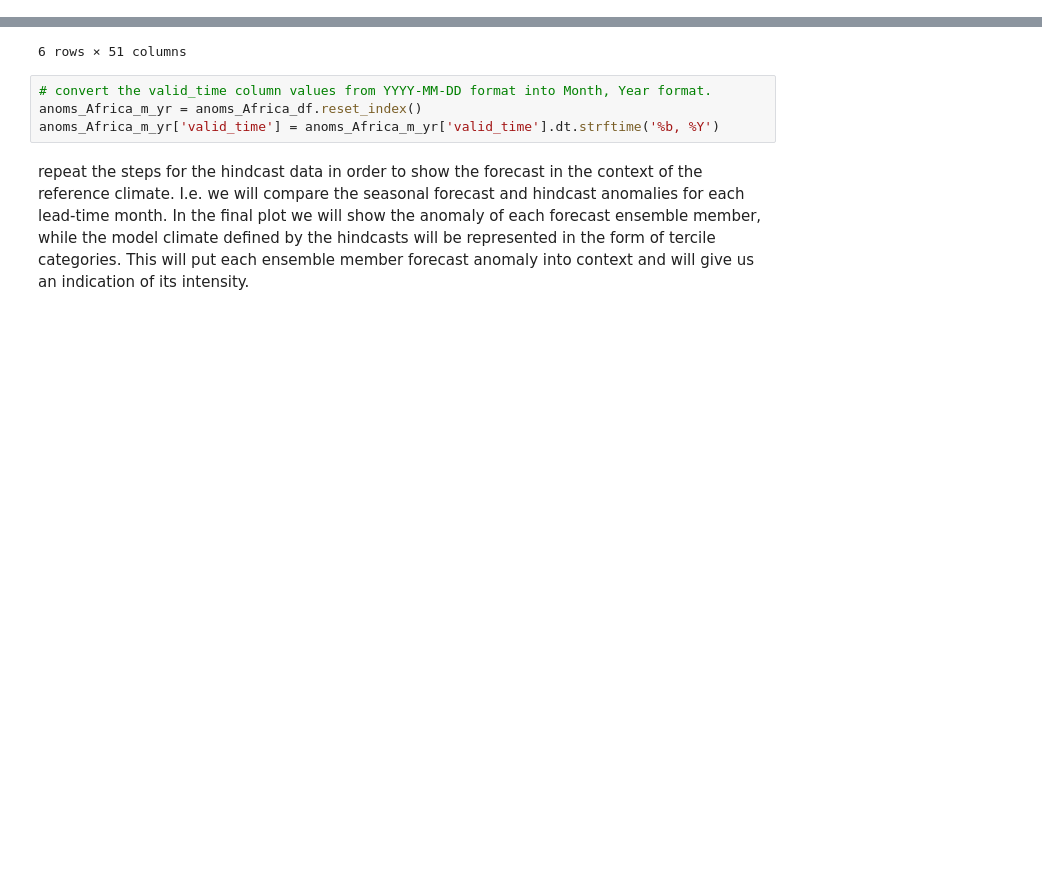
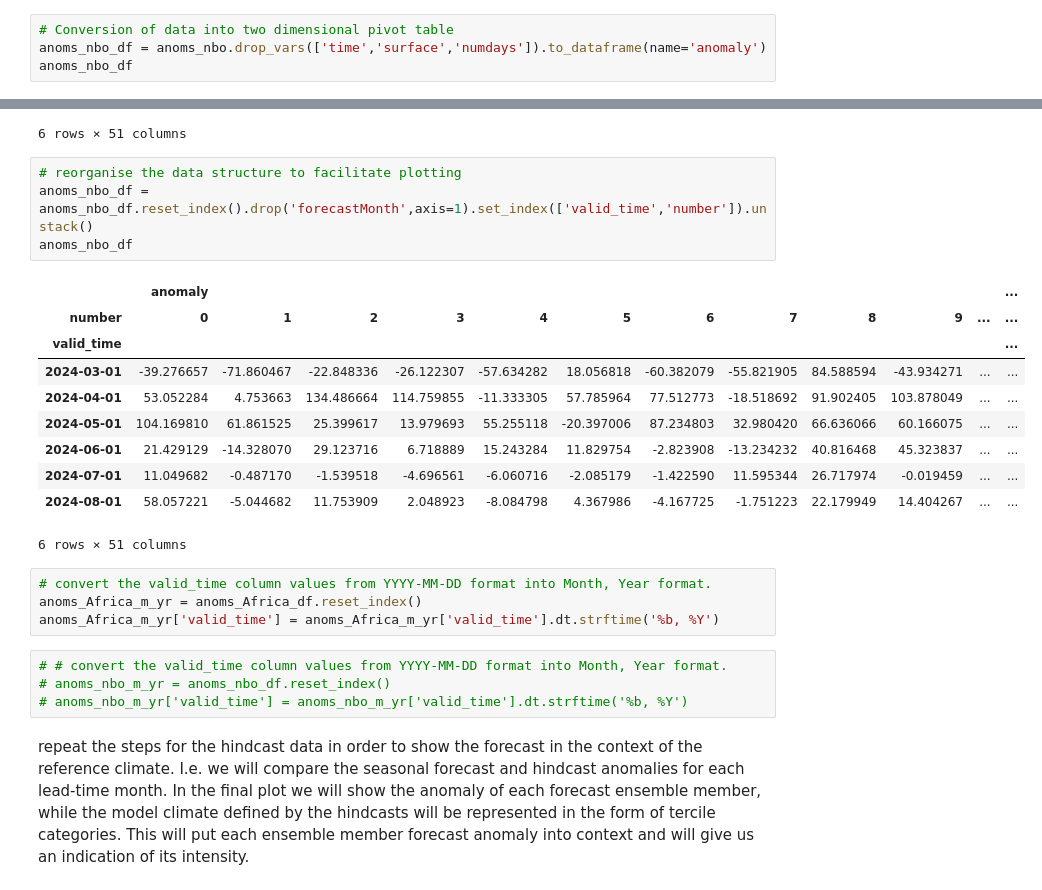
Before and after one commit to JobCollins/daas, a Jupyter notebook: test.ipynb, the cells around one changed output, grey strips where cells are left out. Saved outputs shown, nothing was run; the diff lists cells and outputs as text; blank space fills up the shorter version.

```diff
--- a/test.ipynb
+++ b/test.ipynb
@@ -1440,3 +983,7 @@ anoms_Africa_df
 |  | 5 | 2024-07-01 | -0.255636 |
 |  | 6 | 2024-08-01 | 2.500821 |
 306 rows × 2 columns
+# %%
+# Conversion of data into two dimensional pivot table
+anoms_nbo_df = anoms_nbo.drop_vars(['time','surface','numdays']).to_dataframe(name='anomaly')
+anoms_nbo_df
@@ -1455,10 +1017,29 @@ anoms_Africa_df
 | 2024-07-01 | -0.176353 | 5.718406 | 0.269637 | 0.279921 | 4.615472 | 4.610684 | -0.923734 | 5.547224 | -0.968780 | 6.712592 | ... | ... |
 | 2024-08-01 | -0.806422 | -0.863504 | 4.506029 | 3.005826 | -0.399306 | 6.292382 | 2.809924 | 0.717741 | 8.240557 | 1.558836 | ... | ... |
 6 rows × 51 columns
+# %%
+# reorganise the data structure to facilitate plotting
+anoms_nbo_df = anoms_nbo_df.reset_index().drop('forecastMonth',axis=1).set_index(['valid_time','number']).unstack()
+anoms_nbo_df
+# %% [output]
+|  | anomaly |  |  |  |  |  |  |  |  |  |  | ... |
+| number | 0 | 1 | 2 | 3 | 4 | 5 | 6 | 7 | 8 | 9 | ... | ... |
+| valid_time |  |  |  |  |  |  |  |  |  |  |  | ... |
+| 2024-03-01 | -39.276657 | -71.860467 | -22.848336 | -26.122307 | -57.634282 | 18.056818 | -60.382079 | -55.821905 | 84.588594 | -43.934271 | ... | ... |
+| 2024-04-01 | 53.052284 | 4.753663 | 134.486664 | 114.759855 | -11.333305 | 57.785964 | 77.512773 | -18.518692 | 91.902405 | 103.878049 | ... | ... |
+| 2024-05-01 | 104.169810 | 61.861525 | 25.399617 | 13.979693 | 55.255118 | -20.397006 | 87.234803 | 32.980420 | 66.636066 | 60.166075 | ... | ... |
+| 2024-06-01 | 21.429129 | -14.328070 | 29.123716 | 6.718889 | 15.243284 | 11.829754 | -2.823908 | -13.234232 | 40.816468 | 45.323837 | ... | ... |
+| 2024-07-01 | 11.049682 | -0.487170 | -1.539518 | -4.696561 | -6.060716 | -2.085179 | -1.422590 | 11.595344 | 26.717974 | -0.019459 | ... | ... |
+| 2024-08-01 | 58.057221 | -5.044682 | 11.753909 | 2.048923 | -8.084798 | 4.367986 | -4.167725 | -1.751223 | 22.179949 | 14.404267 | ... | ... |
+6 rows × 51 columns
 # %%
 # convert the valid_time column values from YYYY-MM-DD format into Month, Year format.
 anoms_Africa_m_yr = anoms_Africa_df.reset_index()
 anoms_Africa_m_yr['valid_time'] = anoms_Africa_m_yr['valid_time'].dt.strftime('%b, %Y')
+# %%
+# # convert the valid_time column values from YYYY-MM-DD format into Month, Year format.
+# anoms_nbo_m_yr = anoms_nbo_df.reset_index()
+# anoms_nbo_m_yr['valid_time'] = anoms_nbo_m_yr['valid_time'].dt.strftime('%b, %Y')
 # %% [markdown]
  repeat the steps for the hindcast data in order to show the forecast in the context of the reference climate. I.e. we will compare the seasonal forecast and hindcast anomalies for each lead-time month. In the final plot we will show the anomaly of each forecast ensemble member, while the model climate defined by the hindcasts will be represented in the form of tercile categories. This will put each ensemble member forecast anomaly into context and will give us an indication of its intensity.
 # %%
```
Also changed, not shown: parts of 59 cells of this notebook.
